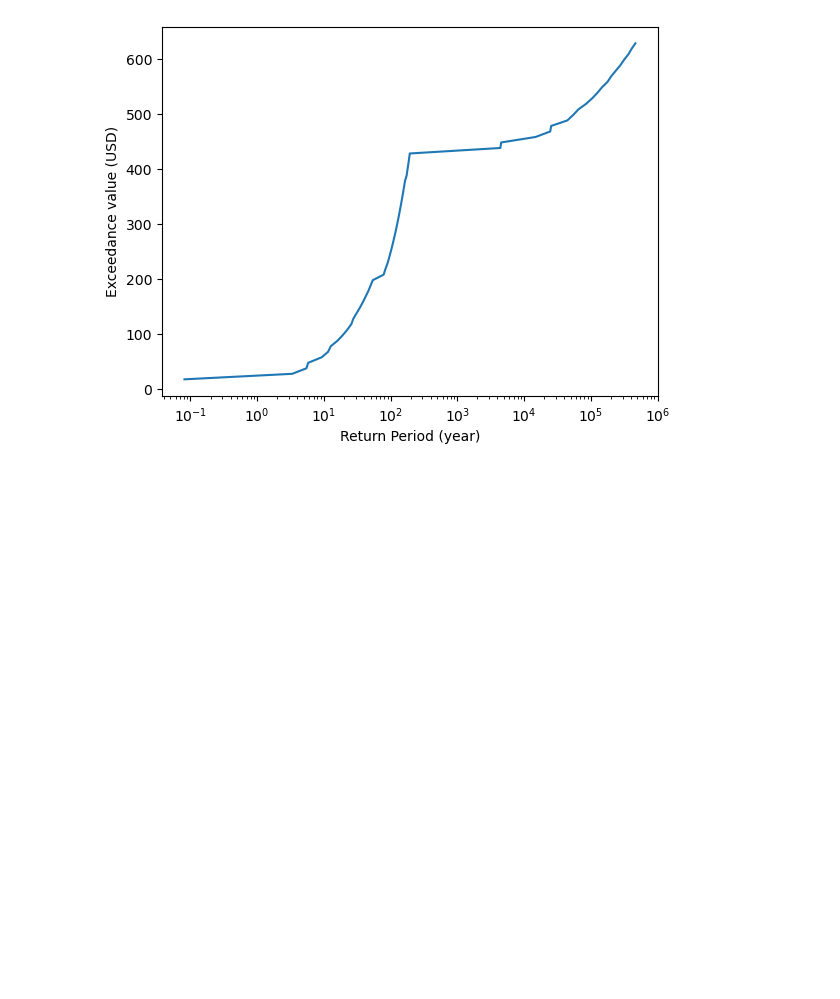
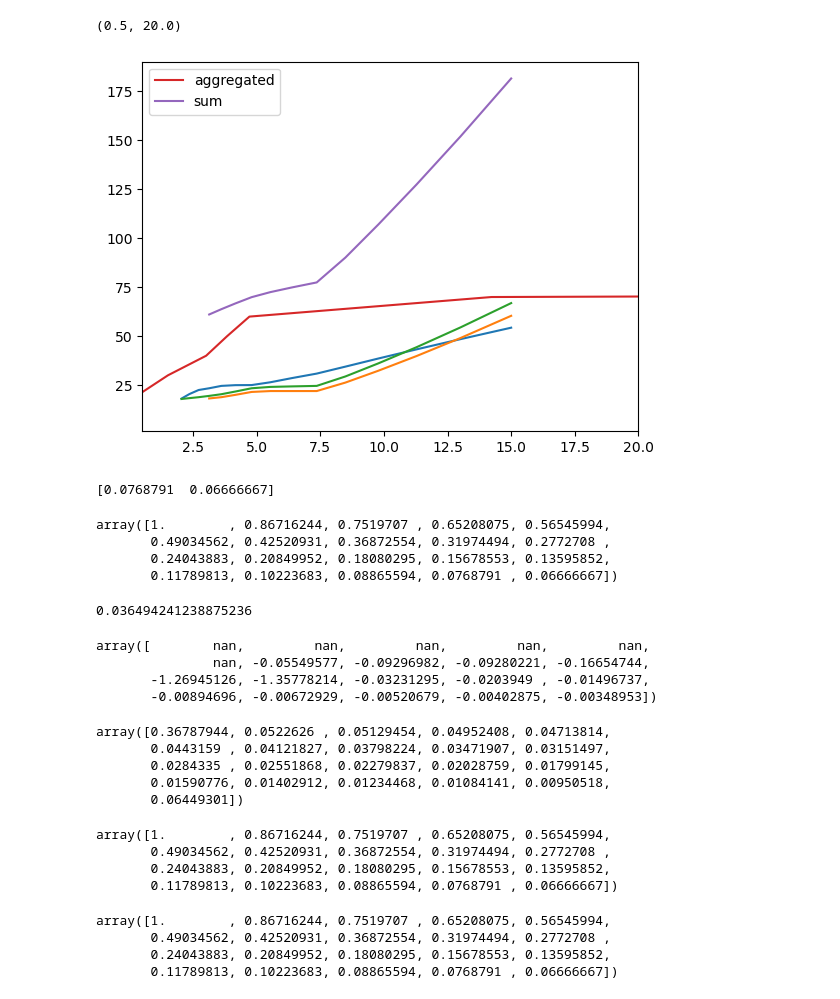
Before and after one commit to ValentinGebhart/exceedance_frequency_curves, a Jupyter notebook: example.ipynb, the cells around one changed output. Drawn from its saved outputs; the diff is of its cells as text; code cells hidden in the pictures; blank space fills up the shorter version.

```diff
--- a/example.ipynb
+++ b/example.ipynb
@@ -10,7 +10,7 @@ haz_tc_fl = Hazard.from_hdf5(
 haz_tc_fl.check()
 # %%
 # compute local exceedance instensity
-test_return_periods = np.arange(2, 200, 5)
+test_return_periods = np.geomspace(1, 15, 20)
 local_exceedance_intensity, _, _ = haz_tc_fl.local_exceedance_intensity(
-    return_periods=test_return_periods, method="extrapolate"
+    return_periods=test_return_periods, #method="extrapolate"# method="extrapolate_constant"
 )
@@ -34,6 +31,8 @@ array([0.00507614, 0.00520833, 0.00534759, 0.00549451, 0.00564972,
 # %%
+max_inds = [0, 1227, 1278] #[0,1227, 1278, 1277]
 from convert_resolution import combine_exceedance_curves
 agg_rp_curve = combine_exceedance_curves(
-    rp_map.exceedance_curves[:2],
+    [rp_map.exceedance_curves[i] for i in max_inds],
     value_resolution=10.,
-    aggregation_method=sum)
+    aggregation_method=sum,
+    coincidence_fraction=1/100)
@@ -96,4 +39,61 @@ array([8.13840830e-02, 3.35520685e+00, 5.47826087e+00, 5.81698269e+00,
-# %%
-agg_rp_curve.plot_exceedance_instensity_curve()
-# %% [output]
-[figure, removed]
+# %%
+import matplotlib.pyplot as plt
+fig, ax = plt.subplots()
+for i in max_inds:
+    ax.plot(1/rp_map.exceedance_curves[i].exceedance_frequencies, rp_map.exceedance_curves[i].values)
+
+ax.plot(1/agg_rp_curve.exceedance_frequencies, agg_rp_curve.values, label='aggregated')
+ax.plot(1/rp_map.exceedance_curves[0].exceedance_frequencies, np.sum([rp_map.exceedance_curves[i].values for i in max_inds], axis=0), label='sum')
+ax.legend()
+ax.set_xlim(.5, 20)
+# %% [output]
+(0.5, 20.0)
+[figure, added]
+# %%
+print(rp_map.exceedance_curves[0].exceedance_frequencies[-2:])
+freqs = np.diff(rp_map.exceedance_curves[0].exceedance_frequencies[::-1])[::-1]
+freqs = np.insert(freqs, -1, rp_map.exceedance_curves[0].exceedance_frequencies[-1], -1)
+# %% [output]
+[0.0768791  0.06666667]
+# %%
+rp_map.exceedance_curves[0].exceedance_frequencies
+# %% [output]
+array([1.        , 0.86716244, 0.7519707 , 0.65208075, 0.56545994,
+       0.49034562, 0.42520931, 0.36872554, 0.31974494, 0.2772708 ,
+       0.24043883, 0.20849952, 0.18080295, 0.15678553, 0.13595852,
+       0.11789813, 0.10223683, 0.08865594, 0.0768791 , 0.06666667])
+# %%
+1-(1-np.exp(- freqs)).sum()
+# %% [output]
+0.036494241238875236
+# %%
+np.gradient(rp_map.exceedance_curves[0].exceedance_frequencies, rp_map.exceedance_curves[0].values/2)
+# %% [output]
+array([        nan,         nan,         nan,         nan,         nan,
+               nan, -0.05549577, -0.09296982, -0.09280221, -0.16654744,
+       -1.26945126, -1.35778214, -0.03231295, -0.0203949 , -0.01496737,
+       -0.00894696, -0.00672929, -0.00520679, -0.00402875, -0.00348953])
+# %%
+from utils import prob_from_exceedance_frequency, exceedance_frequency_from_prob
+probs = prob_from_exceedance_frequency(exceedance_frequency=rp_map.exceedance_curves[0].exceedance_frequencies,coincidence_fraction=1)
+probs
+# %% [output]
+array([0.36787944, 0.0522626 , 0.05129454, 0.04952408, 0.04713814,
+       0.0443159 , 0.04121827, 0.03798224, 0.03471907, 0.03151497,
+       0.0284335 , 0.02551868, 0.02279837, 0.02028759, 0.01799145,
+       0.01590776, 0.01402912, 0.01234468, 0.01084141, 0.00950518,
+       0.06449301])
+# %%
+exceedance_frequency_from_prob(probs, coincidence_fraction=1)
+# %% [output]
+array([1.        , 0.86716244, 0.7519707 , 0.65208075, 0.56545994,
+       0.49034562, 0.42520931, 0.36872554, 0.31974494, 0.2772708 ,
+       0.24043883, 0.20849952, 0.18080295, 0.15678553, 0.13595852,
+       0.11789813, 0.10223683, 0.08865594, 0.0768791 , 0.06666667])
+# %%
+rp_map.exceedance_curves[0].exceedance_frequencies
+# %% [output]
+array([1.        , 0.86716244, 0.7519707 , 0.65208075, 0.56545994,
+       0.49034562, 0.42520931, 0.36872554, 0.31974494, 0.2772708 ,
+       0.24043883, 0.20849952, 0.18080295, 0.15678553, 0.13595852,
+       0.11789813, 0.10223683, 0.08865594, 0.0768791 , 0.06666667])
```
Also changed, not shown: parts of 11 cells of this notebook, 1 other file.
